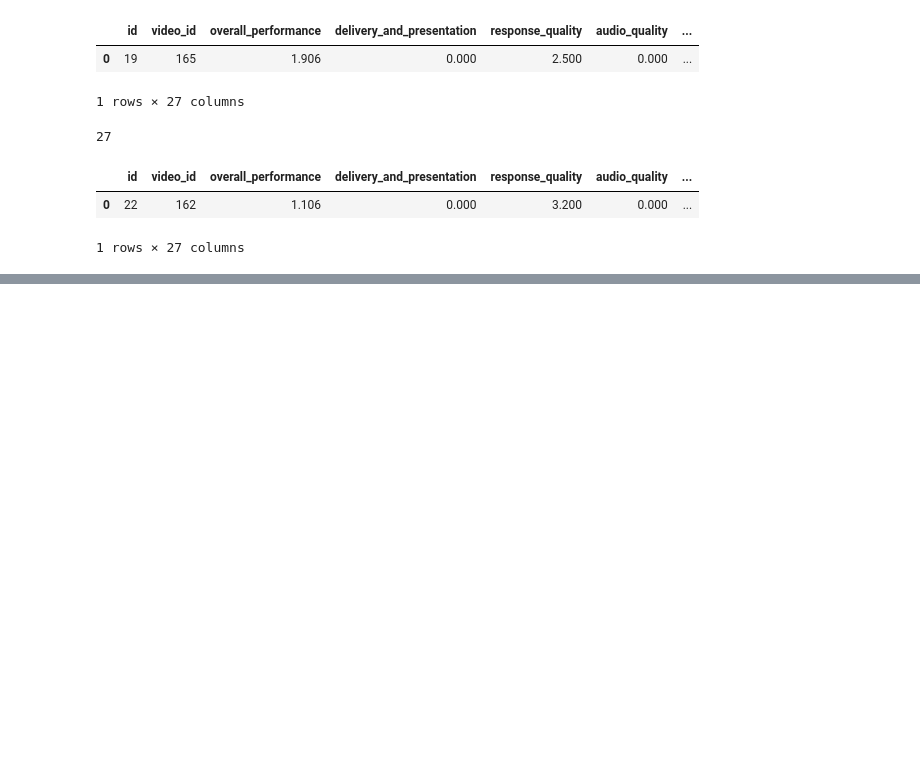
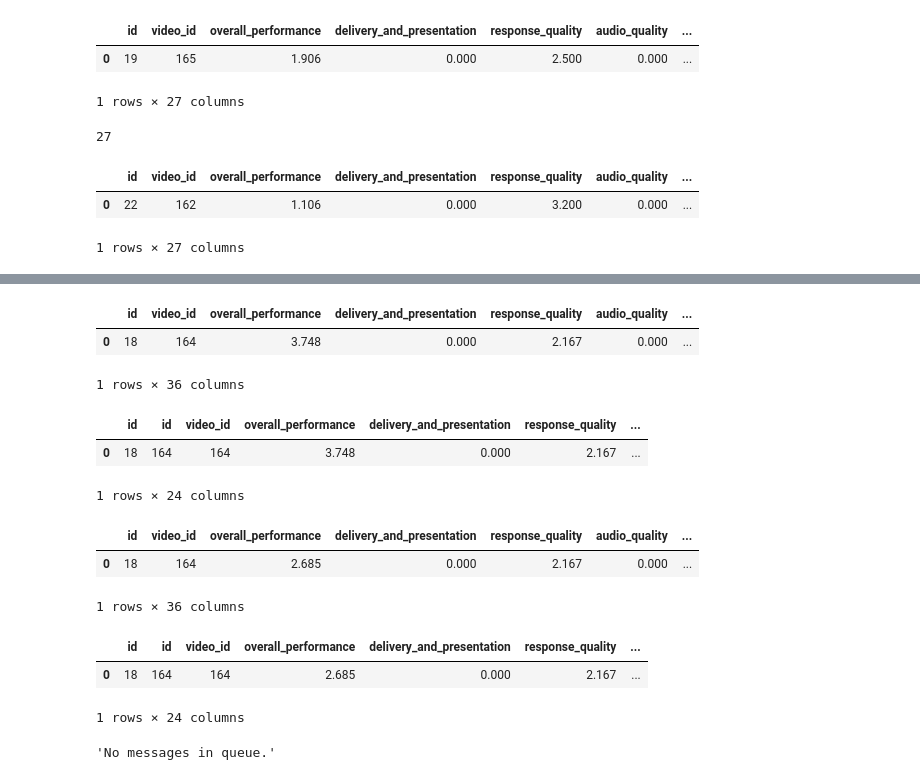
Before and after one commit to tatianaportsova/TeamReel-DS, a Jupyter notebook: testing_all_to_remove_later.ipynb, the cells around one changed output, grey strips where cells are left out. Cells and saved outputs as stored; diff of their text form; code cells hidden in the pictures; blank space fills up the shorter version.

```diff
--- a/testing_all_to_remove_later.ipynb
+++ b/testing_all_to_remove_later.ipynb
@@ -602,0 +628,48 @@ feedback_dataframe
+# %%
+query = f"SELECT * FROM videos_feedback, videos WHERE videos_feedback.video_id = videos.id AND videos.video_url IN ('videos/ALPACAVID-G1gdToa__.mp4', 'videos/ALPACAVID-DLHzmth3D.mp4', 'videos/ALPACAVID-DLHzmth3D.mp4')"
+pg_cursor.execute(query)
+results = pg_cursor.fetchall()
+column_names = [column_name[0] for column_name in pg_cursor.description]
+feedback_dataframe = pd.DataFrame(data=results, columns=column_names)
+feedback_dataframe
+# %% [output]
+|  | id | video_id | overall_performance | delivery_and_presentation | response_quality | audio_quality | ... |
+| 0 | 18 | 164 | 3.748 | 0.000 | 2.167 | 0.000 | ... |
+1 rows × 36 columns
+# %%
+feedback_dataframe[['id', 'video_id', 'overall_performance', 'delivery_and_presentation',
+       'response_quality', 'audio_quality', 'visual_environment', 'attitude',
+       'sentiment_visual', 'sentiment_visual_details', 'sentiment_audio',
+       'sentiment_audio_details', 'speaking_confidence', 'speaking_speed', 'background_noise',
+       'appearance_facial_centering', 'human_overall_performance',
+       'human_delivery_and_presentation', 'human_response_quality',
+       'human_audio_quality', 'human_visual_environment', 'video_url',
+       'prompt_id']]
+# %% [output]
+|  | id | id | video_id | overall_performance | delivery_and_presentation | response_quality | ... |
+| 0 | 18 | 164 | 164 | 3.748 | 0.000 | 2.167 | ... |
+1 rows × 24 columns
+# %%
+query = f"SELECT * FROM videos_feedback, videos WHERE videos_feedback.video_id = videos.id AND videos.video_url IN ('videos/ALPACAVID-G1gdToa__.mp4', 'videos/ALPACAVID-DLHzmth3D.mp4', 'videos/ALPACAVID-DLHzmth3D.mp4')"
+pg_cursor.execute(query)
+results = pg_cursor.fetchall()
+column_names = [column_name[0] for column_name in pg_cursor.description]
+feedback_dataframe = pd.DataFrame(data=results, columns=column_names)
+feedback_dataframe
+# %% [output]
+|  | id | video_id | overall_performance | delivery_and_presentation | response_quality | audio_quality | ... |
+| 0 | 18 | 164 | 2.685 | 0.000 | 2.167 | 0.000 | ... |
+1 rows × 36 columns
+# %%
+feedback_dataframe[['id', 'video_id', 'overall_performance', 'delivery_and_presentation',
+       'response_quality', 'audio_quality', 'visual_environment', 'attitude',
+       'sentiment_visual', 'sentiment_visual_details', 'sentiment_audio',
+       'sentiment_audio_details', 'speaking_confidence', 'speaking_speed', 'background_noise',
+       'appearance_facial_centering', 'human_overall_performance',
+       'human_delivery_and_presentation', 'human_response_quality',
+       'human_audio_quality', 'human_visual_environment', 'video_url',
+       'prompt_id']]
+# %% [output]
+|  | id | id | video_id | overall_performance | delivery_and_presentation | response_quality | ... |
+| 0 | 18 | 164 | 164 | 2.685 | 0.000 | 2.167 | ... |
+1 rows × 24 columns
@@ -602,0 +747,4 @@ feedback_dataframe
+# %%
+message
+# %% [output]
+'No messages in queue.'
```
Also changed, not shown: parts of 4 cells of this notebook, 1 other file.
